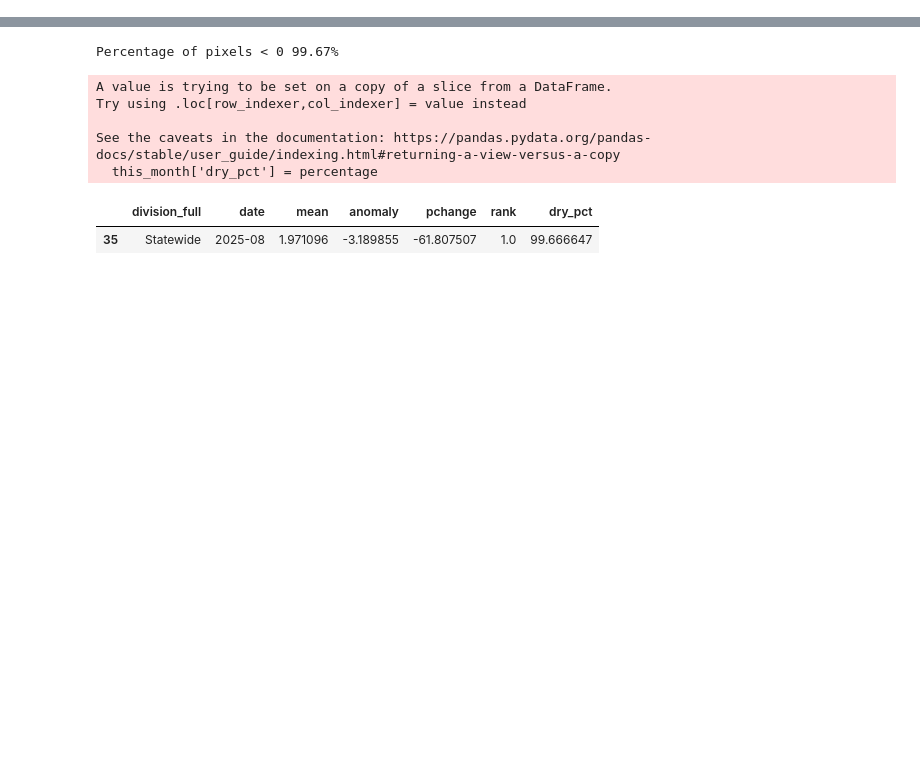
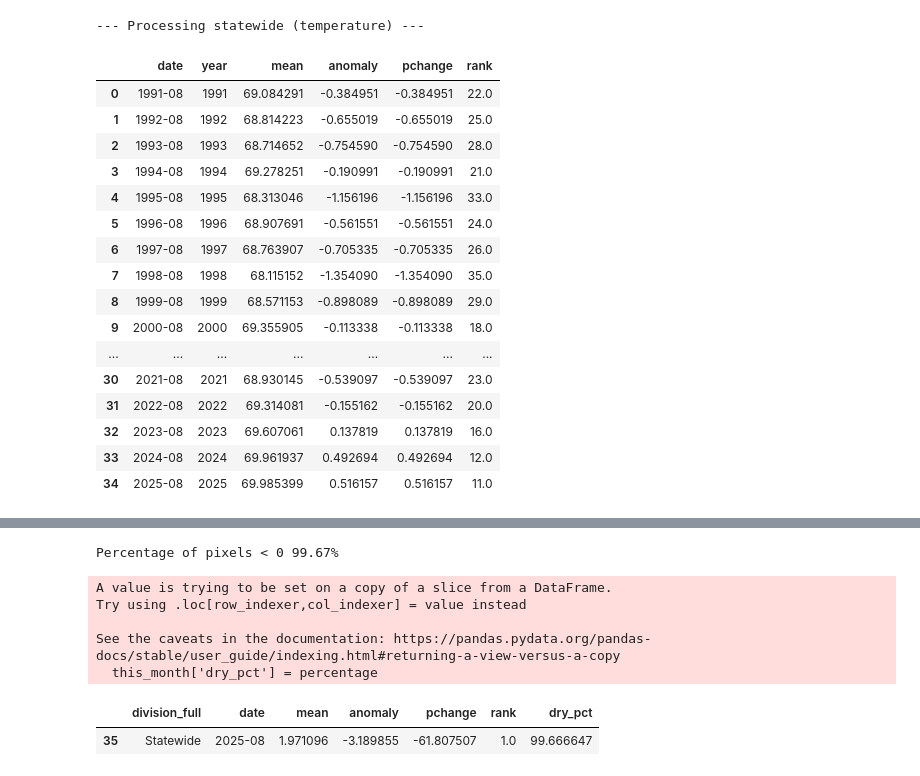
Before and after one commit to cherryleh/climate-summary, a Jupyter notebook: dews-hawaii-app/scripts/ranks.ipynb, the cells around one changed output, grey strips where cells are left out. Cells and saved outputs as stored; diff of their text form; code cells hidden in the pictures; blank space fills up the shorter version.

Commit message:
temperature stats

```diff
--- a/dews-hawaii-app/scripts/ranks.ipynb
+++ b/dews-hawaii-app/scripts/ranks.ipynb
@@ -9,0 +40,10 @@ import numpy as np
+# %%
+def convert_units(value, dataset):
+    """Convert rainfall mm→inches and temperature °C→°F."""
+    if value is None or np.isnan(value):
+        return np.nan
+    if dataset == "rainfall":
+        return value / 25.4  # mm → inches
+    elif dataset == "temperature":
+        return (value * 9/5) + 32  # °C → °F
+    return value
@@ -9,0 +77,63 @@ import numpy as np
+# %%
+dataset = "temperature"
+raster_folder = f"{RASTER_DIR}/"
+climo_file = DATASETS[dataset]["climo_url"]
+tif_path = "/Users/cherryleheu/Documents/HCDP/Data/monthly/SPI_historical/SPI_historical_new/spi1_2025_08.tif"
+
+print(f"\n--- Processing statewide ({dataset}) ---")
+
+# --- Load climatology ---
+with rasterio.open(climo_file) as src:
+    clim = src.read(1).astype(float)
+    clim = np.where(src.nodata == src.read(1), np.nan, clim)
+    climo_mean = convert_units(np.nanmean(clim), dataset)
+
+    # --- Loop through all historical rasters to get mean and anomaly ---
+all_records = []
+for tif in sorted(glob.glob(os.path.join(raster_folder, f"{dataset}_*_08.tif"))):
+    parts = os.path.basename(tif).replace(".tif", "").split("_")
+    year, month = parts[1], parts[2]
+    date = f"{year}-{month}"
+
+    with rasterio.open(tif) as src:
+        arr = src.read(1).astype(float)
+        arr = np.where(arr == src.nodata, np.nan, arr)
+        mean_val = convert_units(np.nanmean(arr), dataset)
+
+    anomaly = mean_val - climo_mean
+    pchange = ((mean_val - climo_mean) / climo_mean) * 100 if dataset == "rainfall" else anomaly
+
+    all_records.append({
+        "date": date,
+        "year": int(year),
+        "mean": mean_val,
+        "anomaly": anomaly,
+        "pchange": pchange,
+    })
+
+df = pd.DataFrame(all_records)
+
+# --- Rank logic (dry for rainfall, warm for temperature) ---
+ascending = True if dataset == "rainfall" else False
+df["rank"] = df["mean"].rank(method="min", ascending=ascending)
+
+df
+# %% [output]
+--- Processing statewide (temperature) ---
+|  | date | year | mean | anomaly | pchange | rank |
+| 0 | 1991-08 | 1991 | 69.084291 | -0.384951 | -0.384951 | 22.0 |
+| 1 | 1992-08 | 1992 | 68.814223 | -0.655019 | -0.655019 | 25.0 |
+| 2 | 1993-08 | 1993 | 68.714652 | -0.754590 | -0.754590 | 28.0 |
+| 3 | 1994-08 | 1994 | 69.278251 | -0.190991 | -0.190991 | 21.0 |
+| 4 | 1995-08 | 1995 | 68.313046 | -1.156196 | -1.156196 | 33.0 |
+| 5 | 1996-08 | 1996 | 68.907691 | -0.561551 | -0.561551 | 24.0 |
+| 6 | 1997-08 | 1997 | 68.763907 | -0.705335 | -0.705335 | 26.0 |
+| 7 | 1998-08 | 1998 | 68.115152 | -1.354090 | -1.354090 | 35.0 |
+| 8 | 1999-08 | 1999 | 68.571153 | -0.898089 | -0.898089 | 29.0 |
+| 9 | 2000-08 | 2000 | 69.355905 | -0.113338 | -0.113338 | 18.0 |
+| ... | ... | ... | ... | ... | ... | ... |
+| 30 | 2021-08 | 2021 | 68.930145 | -0.539097 | -0.539097 | 23.0 |
+| 31 | 2022-08 | 2022 | 69.314081 | -0.155162 | -0.155162 | 20.0 |
+| 32 | 2023-08 | 2023 | 69.607061 | 0.137819 | 0.137819 | 16.0 |
+| 33 | 2024-08 | 2024 | 69.961937 | 0.492694 | 0.492694 | 12.0 |
+| 34 | 2025-08 | 2025 | 69.985399 | 0.516157 | 0.516157 | 11.0 |
```
Also changed, not shown: parts of 5 cells of this notebook, 38 other files.
